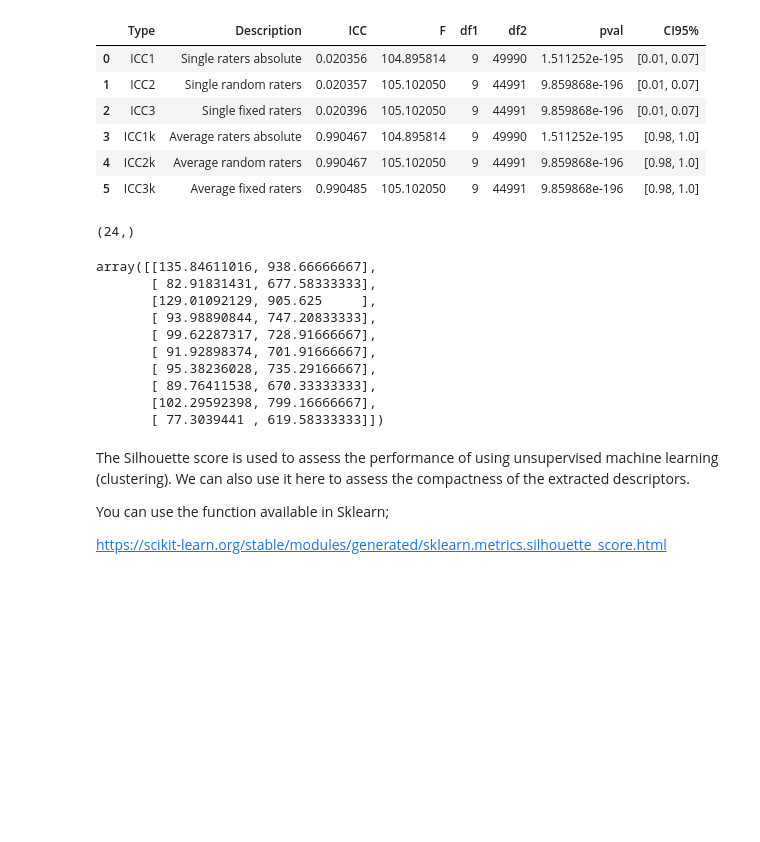
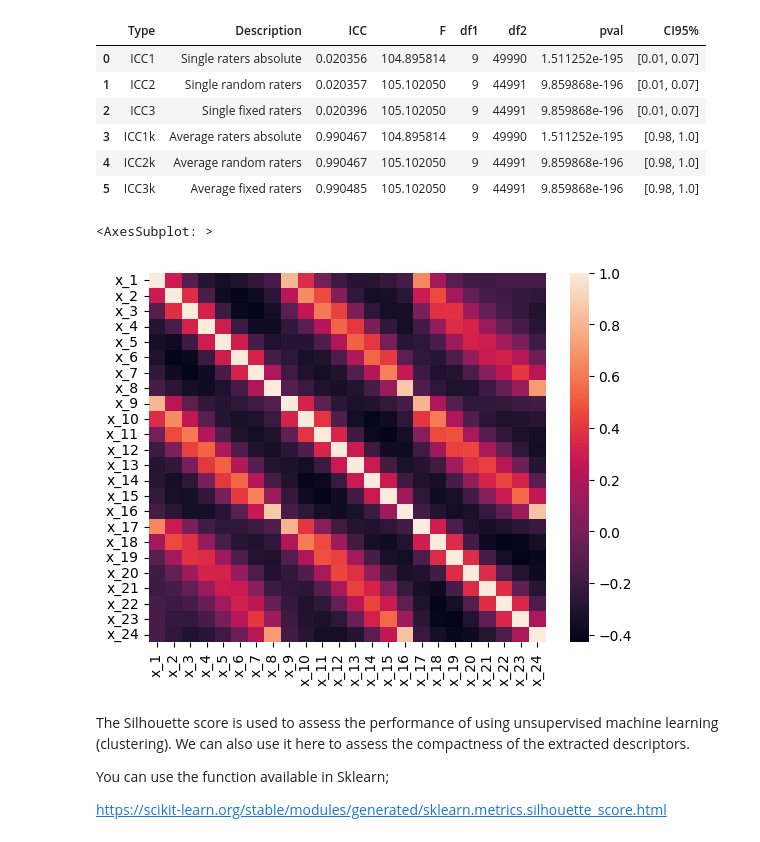
Before and after one commit to Frederico-lp/Data-Science, a Jupyter notebook: assignmentsCV/Assignment 1 - Understanding a dataset.ipynb, the cells around one changed output. Saved outputs shown, nothing was run; the diff lists cells and outputs as text; code cells hidden in the pictures; blank space fills up the shorter version.

```diff
--- a/assignmentsCV/Assignment 1 - Understanding a dataset.ipynb
+++ b/assignmentsCV/Assignment 1 - Understanding a dataset.ipynb
@@ -170,41 +193,15 @@ icc
 | 3 | ICC1k | Average raters absolute | 0.990467 | 104.895814 | 9 | 49990 | 1.511252e-195 | [0.98, 1.0] |
 | 4 | ICC2k | Average random raters | 0.990467 | 105.102050 | 9 | 44991 | 9.859868e-196 | [0.98, 1.0] |
 | 5 | ICC3k | Average fixed raters | 0.990485 | 105.102050 | 9 | 44991 | 9.859868e-196 | [0.98, 1.0] |
-# %%
-np.max(descriptor, axis=0).shape
-# %% [output]
-(24,)
-# %%
-# Inter class correlation
-# A measure for variability is the standard deviation.
-
-avg_variances = []
-avg_ranges = []
-for i in range(10):
-    idx = np.array(dataset.targets) == i
-    data = descriptor[idx]
-
-    variances = np.std(data, axis=0)
-    ranges = np.max(data, axis=0) - np.min(data, axis=0)
-
-    avg_var = np.sum(variances)/len(variances)
-    avg_range = np.sum(ranges)/len(ranges)
-
-    avg_variances.append(avg_var)
-    avg_ranges.append(avg_range)
-
-np.stack([avg_variances, avg_ranges], axis=1)
-# %% [output]
-array([[135.84611016, 938.66666667],
-       [ 82.91831431, 677.58333333],
-       [129.01092129, 905.625     ],
-       [ 93.98890844, 747.20833333],
-       [ 99.62287317, 728.91666667],
-       [ 91.92898374, 701.91666667],
-       [ 95.38236028, 735.29166667],
-       [ 89.76411538, 670.33333333],
-       [102.29592398, 799.16666667],
-       [ 77.3039441 , 619.58333333]])
+# %%
+# Inter class correlation
+# A measure for variability is the standard deviation.
+import seaborn as sns
+
+sns.heatmap(df.loc[:, ~df.columns.isin(['image', 'y'])].corr())
+# %% [output]
+<AxesSubplot: >
+[figure, added]
 # %% [markdown]
 The Silhouette score is used to assess the performance of using unsupervised machine learning (clustering). We can also use it here to assess the compactness of the extracted descriptors.
 
```
Also changed, not shown: parts of 5 cells of this notebook, 1 other file.
